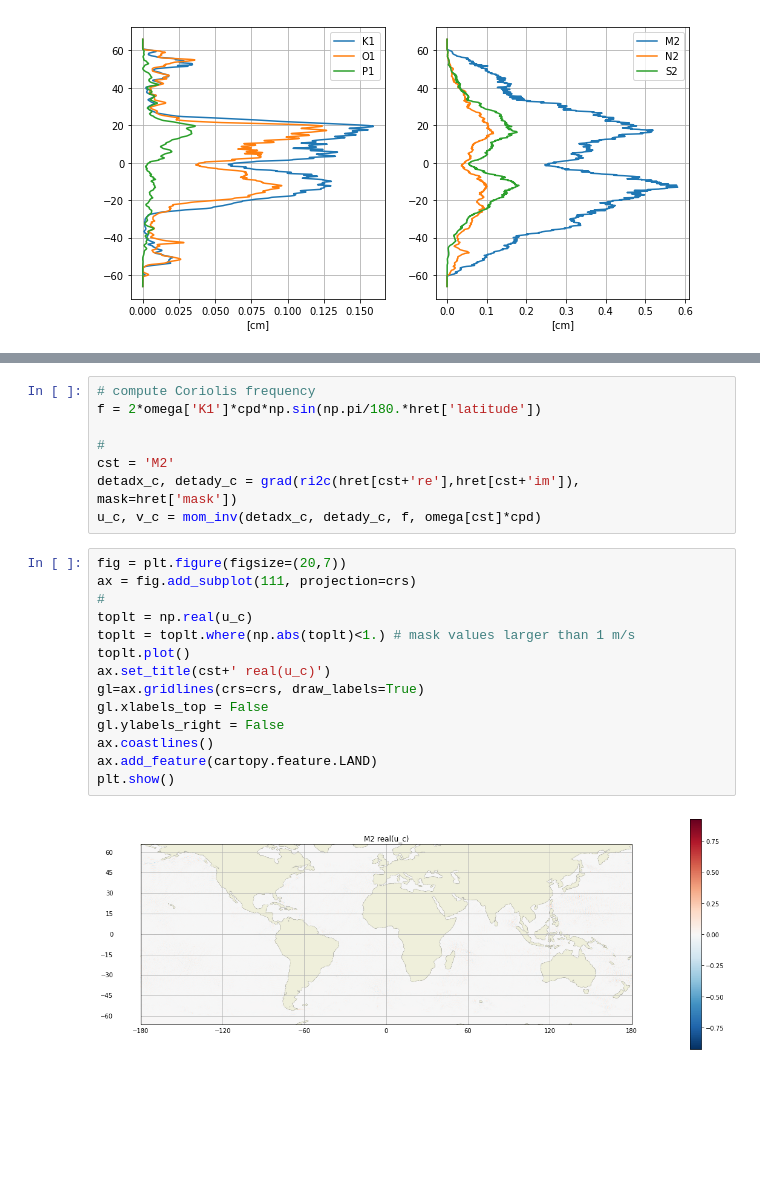
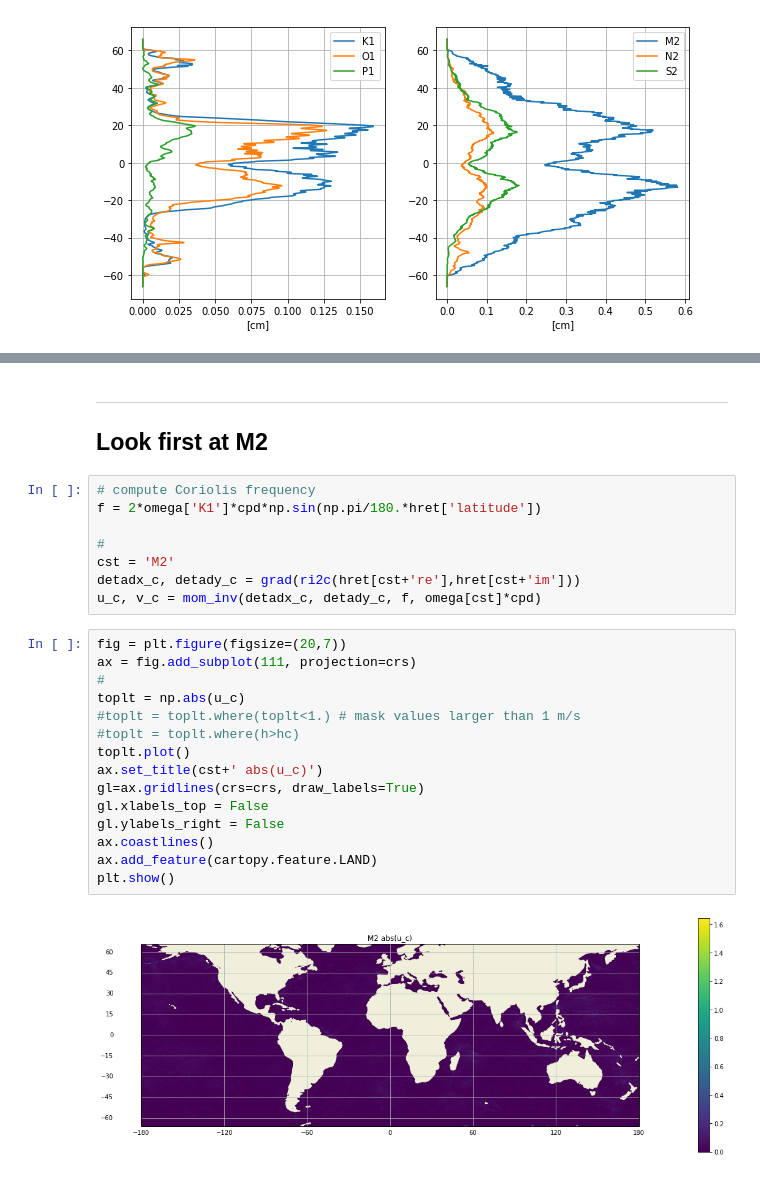
Before and after one commit to apatlpo/iwave_sst, a Jupyter notebook: tides/hret_ssh_uv.ipynb, the cells around one changed output, grey strips where cells are left out. Drawn from its saved outputs; the diff is of its cells as text; blank space fills up the shorter version.

```diff
--- a/tides/hret_ssh_uv.ipynb
+++ b/tides/hret_ssh_uv.ipynb
@@ -135,27 +174,32 @@ v_c = -g \frac{f\partial_x \eta_c + i \omega \partial_y \eta_c}{\omega^2 - f^2}.
+# %% [markdown]
+---
+
+## Look first at M2
 # %%
 # compute Coriolis frequency
 f = 2*omega['K1']*cpd*np.sin(np.pi/180.*hret['latitude'])
 
 #
 cst = 'M2'
-detadx_c, detady_c = grad(ri2c(hret[cst+'re'],hret[cst+'im']), mask=hret['mask'])
+detadx_c, detady_c = grad(ri2c(hret[cst+'re'],hret[cst+'im']))
 u_c, v_c = mom_inv(detadx_c, detady_c, f, omega[cst]*cpd)
 # %%
 fig = plt.figure(figsize=(20,7))
 ax = fig.add_subplot(111, projection=crs)
 #
-toplt = np.real(u_c)
-toplt = toplt.where(np.abs(toplt)<1.) # mask values larger than 1 m/s
+toplt = np.abs(u_c)
+#toplt = toplt.where(toplt<1.) # mask values larger than 1 m/s
+#toplt = toplt.where(h>hc)
 toplt.plot()
-ax.set_title(cst+' real(u_c)')
+ax.set_title(cst+' abs(u_c)')
 gl=ax.gridlines(crs=crs, draw_labels=True)
 gl.xlabels_top = False
 gl.ylabels_right = False
 ax.coastlines()
 ax.add_feature(cartopy.feature.LAND)
 plt.show()
 # %% [output]
-[figure, old version]
+[figure, new version]
 # %%
 # map values above >10cm/s
 toplt = np.abs(u_c)
```
Also changed, not shown: parts of 16 cells of this notebook, 1 other file.
